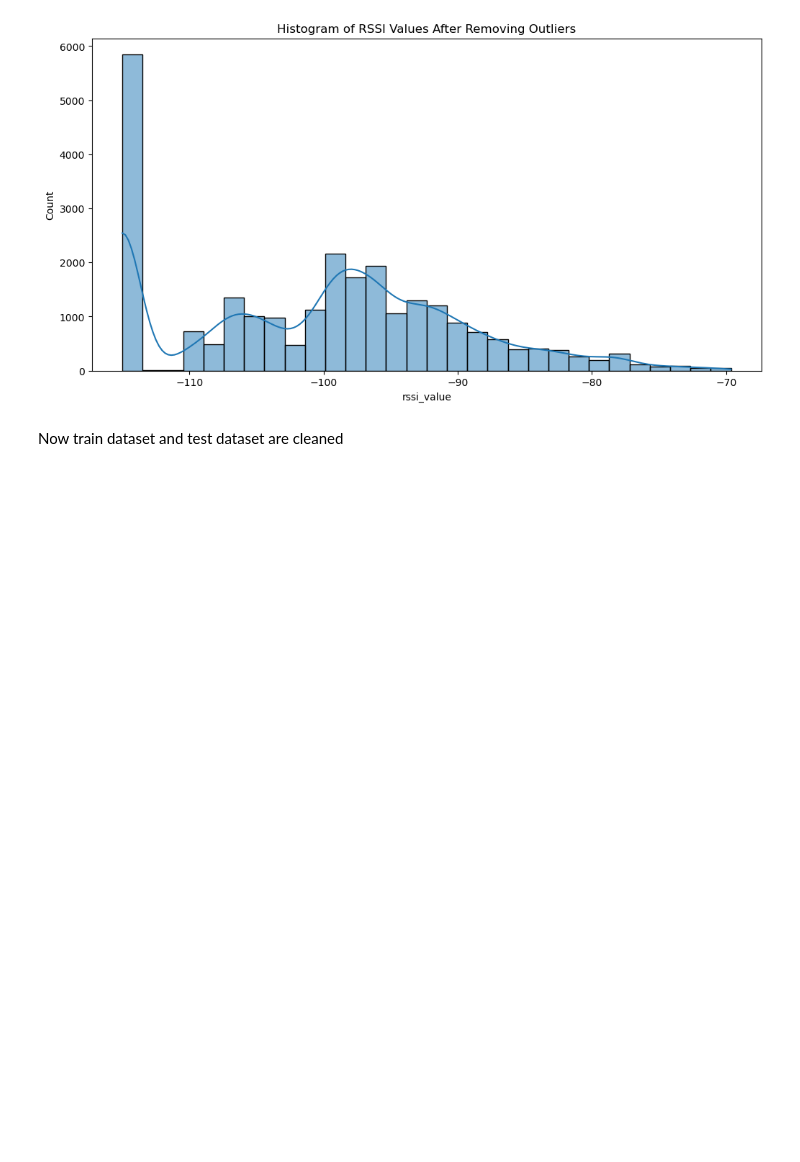
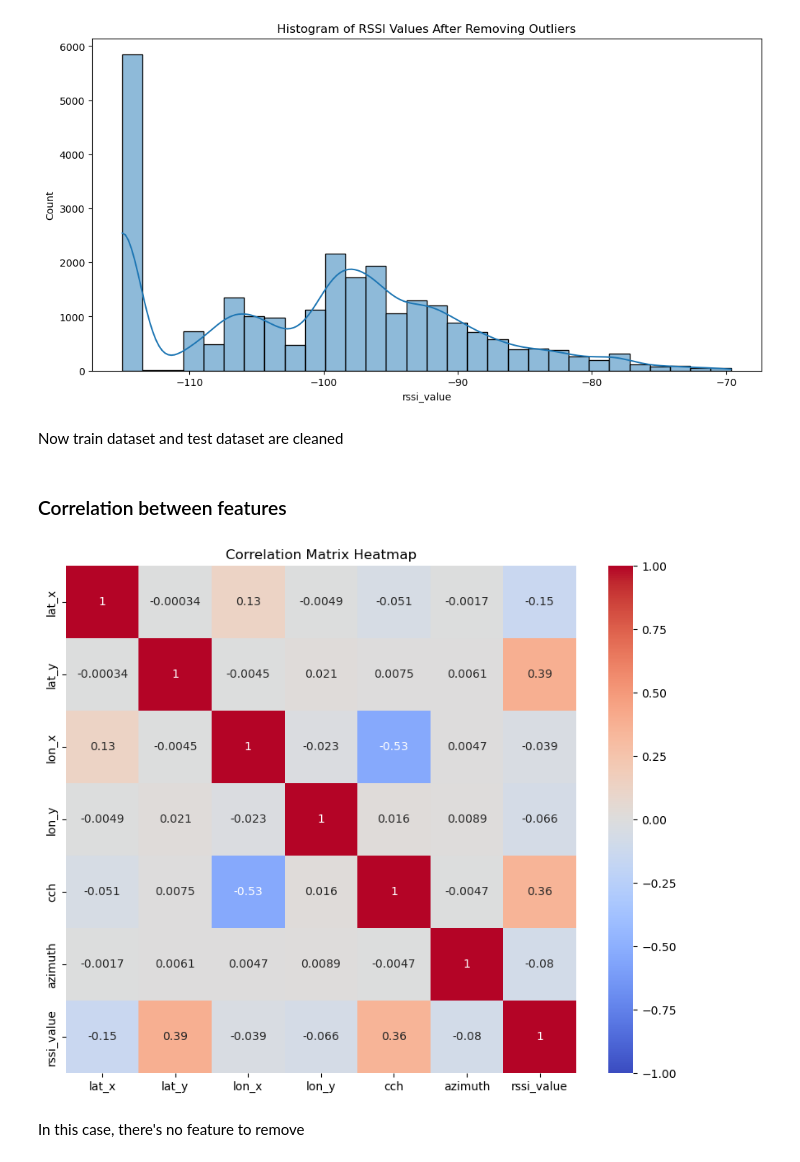
Before and after one commit to PaulaPerazzo/localization-project, a Jupyter notebook: data_analysis.ipynb, the cells around one changed output. Drawn from its saved outputs; the diff is of its cells as text; code cells hidden in the pictures; blank space fills up the shorter version.

Commit message:
correlation analysis

```diff
--- a/data_analysis.ipynb
+++ b/data_analysis.ipynb
@@ -273,3 +273,36 @@ plt.show()
 df_test.to_csv('./data/data_test.csv', index=False)
 # %% [markdown]
 Now train dataset and test dataset are cleaned
+# %% [markdown]
+### Correlation between features
+# %%
+### see correlation between variables
+import pandas as pd
+import seaborn as sns
+import matplotlib.pyplot as plt
+
+merged_df = pd.read_csv('./data/data_train.csv')
+
+# convert necessary columns to numeric types
+merged_df['lat_x'] = pd.to_numeric(merged_df['lat_x'], errors='coerce')
+merged_df['lat_y'] = pd.to_numeric(merged_df['lat_y'], errors='coerce')
+merged_df['lon_x'] = pd.to_numeric(merged_df['lon_x'], errors='coerce')
+merged_df['lon_y'] = pd.to_numeric(merged_df['lon_y'], errors='coerce')
+merged_df['cch'] = pd.to_numeric(merged_df['cch'], errors='coerce')
+merged_df['azimuth'] = pd.to_numeric(merged_df['azimuth'], errors='coerce')
+merged_df['rssi_value'] = pd.to_numeric(merged_df['rssi_value'], errors='coerce')
+
+# select relevant columns
+relevant_columns = ['lat_x', 'lat_y', 'lon_x', 'lon_y', 'cch', 'azimuth', 'rssi_value']
+
+# correlation matrix
+corr_matrix = merged_df[relevant_columns].corr()
+
+plt.figure(figsize=(10, 8))
+sns.heatmap(corr_matrix, annot=True, cmap='coolwarm', vmin=-1, vmax=1)
+plt.title('Correlation Matrix Heatmap')
+plt.show()
+# %% [output]
+[figure, added]
+# %% [markdown]
+In this case, there's no feature to remove
```
